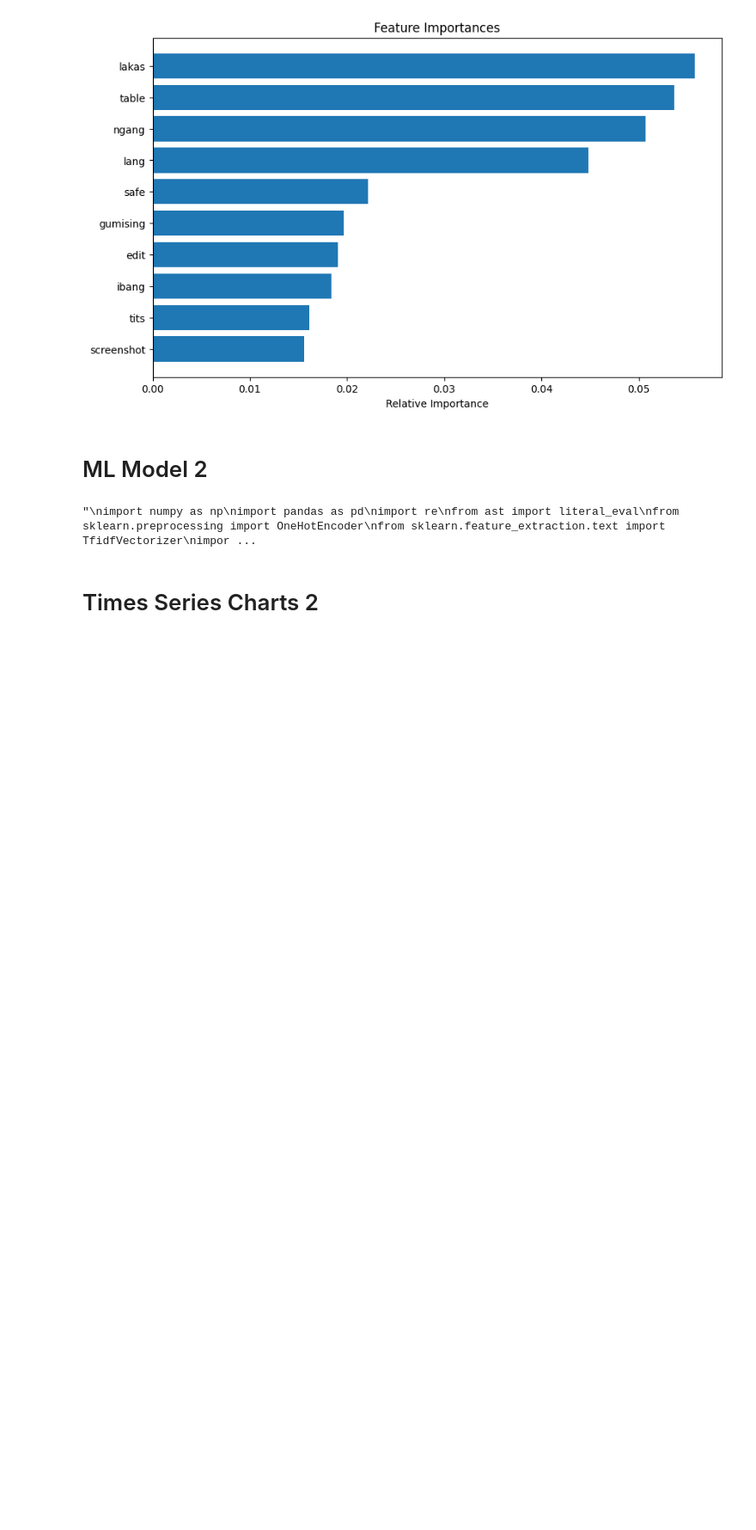
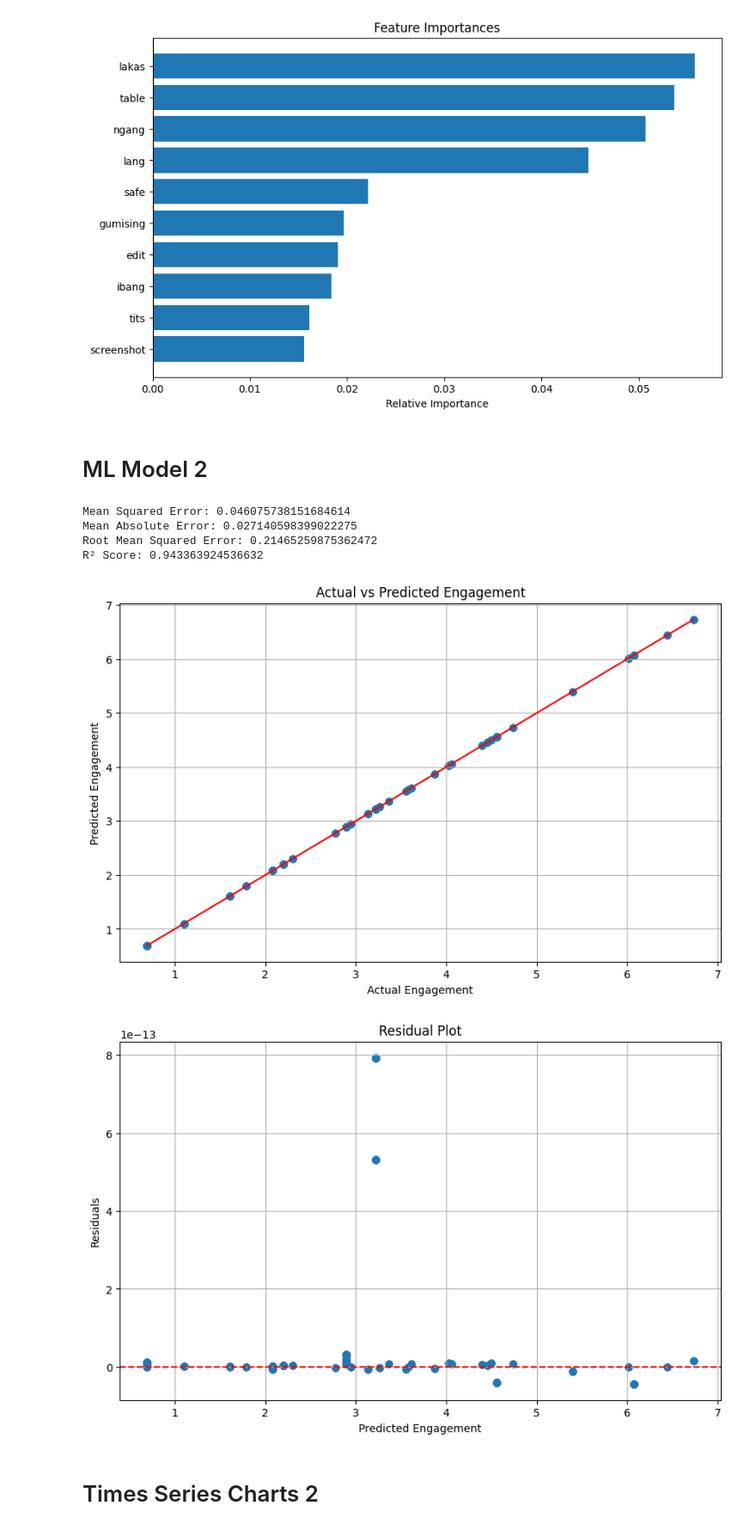
Before and after one commit to cessbub/cs132, a Jupyter notebook: src/Time Series.ipynb, the cells around one changed output. Shown at 86% size. Saved outputs shown, nothing was run; the diff lists cells and outputs as text; code cells hidden in the pictures; blank space fills up the shorter version.

```diff
--- a/src/Time Series.ipynb
+++ b/src/Time Series.ipynb
@@ -513,7 +513,6 @@ plt.show()
 # %% [markdown]
 # ML Model 2
 # %%
-'''
 import numpy as np
 import pandas as pd
 import re
@@ -608,35 +607,39 @@ Q1 = np.percentile(residuals, 25)
 Q3 = np.percentile(residuals, 75)
 IQR = Q3 - Q1
 
 lower_bound = Q1 - 1.5 * IQR
 upper_bound = Q3 + 1.5 * IQR
 
 non_outliers = (residuals >= lower_bound) & (residuals <= upper_bound)
 
 y_test_no_outliers = y_test[non_outliers]
 y_pred_no_outliers = y_pred[non_outliers]
 residuals_no_outliers = residuals[non_outliers]
 
 plt.figure(figsize=(10, 6))
 plt.scatter(y_test_no_outliers, y_pred_no_outliers, alpha=0.5)
 plt.title('Actual vs Predicted Engagement')
 plt.xlabel('Actual Engagement')
 plt.ylabel('Predicted Engagement')
 plt.plot([min(y_test_no_outliers), max(y_test_no_outliers)], [min(y_test_no_outliers), max(y_test_no_outliers)], color='red')
 plt.grid(True)
 plt.show()
 
 plt.figure(figsize=(10, 6))
 plt.scatter(y_pred_no_outliers, residuals_no_outliers, alpha=0.5)
 plt.title('Residual Plot')
 plt.xlabel('Predicted Engagement')
 plt.ylabel('Residuals')
 plt.axhline(0, color='red', linestyle='--')
 plt.grid(True)
 plt.show()
-'''
 # %% [output]
-"\nimport numpy as np\nimport pandas as pd\nimport re\nfrom ast import literal_eval\nfrom sklearn.preprocessing import OneHotEncoder\nfrom sklearn.feature_extraction.text import TfidfVectorizer\nimpor ...
+Mean Squared Error: 0.046075738151684614
+Mean Absolute Error: 0.027140598399022275
+Root Mean Squared Error: 0.21465259875362472
+R² Score: 0.943363924536632
+[figure, added]
+[figure, added]
 # %% [markdown]
 # Times Series Charts 2
 # %% [markdown]
```
